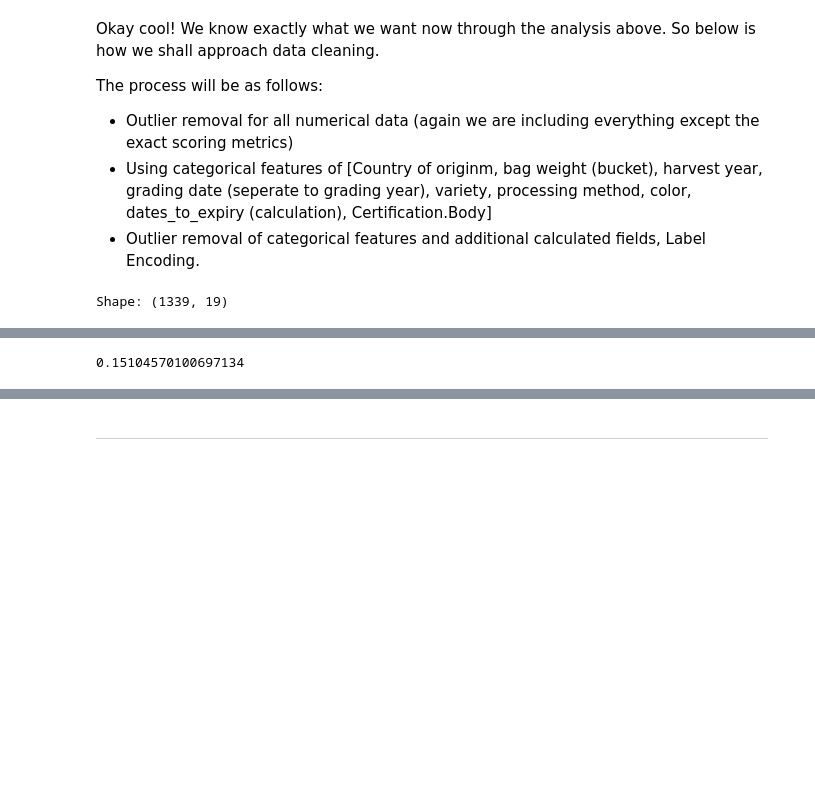
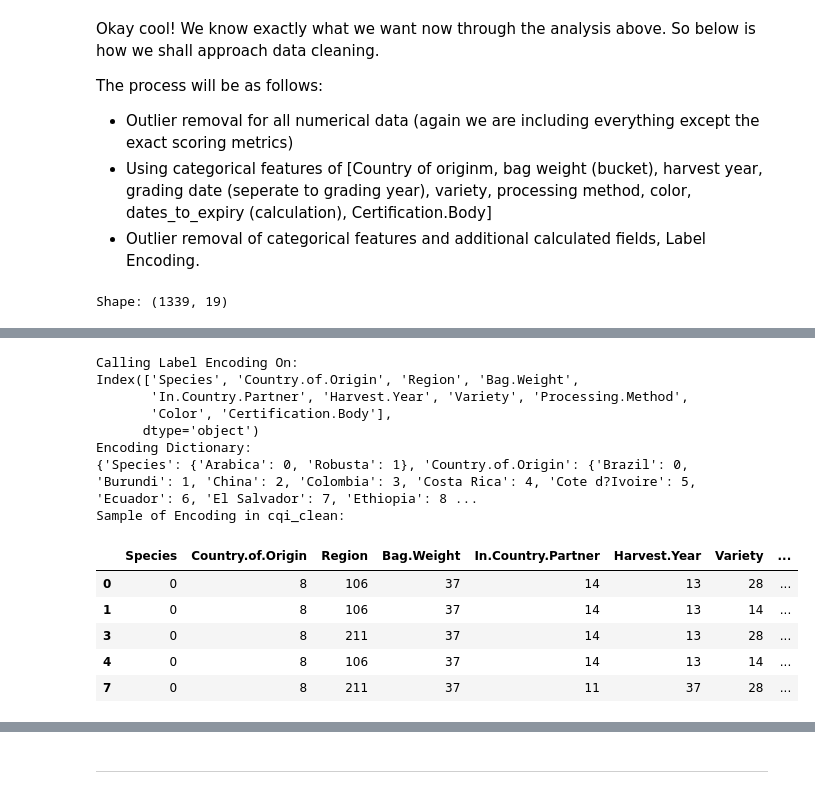
Before and after one commit to jaytar0/homeBrew, a Jupyter notebook: Code/coffee_analysis.ipynb, the cells around one changed output, grey strips where cells are left out. Saved outputs shown, nothing was run; the diff lists cells and outputs as text; code cells hidden in the pictures; blank space fills up the shorter version.

Commit message:
work on data cleaning only outlier removal and finalizing left

```diff
--- a/Code/coffee_analysis.ipynb
+++ b/Code/coffee_analysis.ipynb
@@ -463,5 +500,41 @@ Shape Check: (1291, 19)
-# %%
-# Encoding categoricals
-195 / 1291
-# %% [output]
-0.15104570100697134
+# %%
+# Encoding categoricals
+def mass_encode(temp_df):
+
+    cat_cols = temp_df.select_dtypes(include=['object']).columns
+    print("Calling Label Encoding On: ")
+    print(cat_cols)
+
+    labs_encoding = {}
+    encoded_map = {}
+
+    for i in cat_cols:
+
+        labs_encoding[i] = LabelEncoder()
+        temp_df[i] = labs_encoding[i].fit_transform(temp_df[i])
+        encoded_map[i] = dict(zip(labs_encoding[i].classes_, labs_encoding[i].transform(labs_encoding[i].classes_)))
+
+
+    return temp_df, encoded_map
+
+cqi_clean, cqi_encoding_map = mass_encode(cqi_clean)
+
+print("Encoding Dictionary: ")
+print(cqi_encoding_map)
+print("Sample of Encoding in cqi_clean: ")
+cqi_clean.head(5)
+# %% [output]
+Calling Label Encoding On:
+Index(['Species', 'Country.of.Origin', 'Region', 'Bag.Weight',
+       'In.Country.Partner', 'Harvest.Year', 'Variety', 'Processing.Method',
+       'Color', 'Certification.Body'],
+      dtype='object')
+Encoding Dictionary:
+{'Species': {'Arabica': 0, 'Robusta': 1}, 'Country.of.Origin': {'Brazil': 0, 'Burundi': 1, 'China': 2, 'Colombia': 3, 'Costa Rica': 4, 'Cote d?Ivoire': 5, 'Ecuador': 6, 'El Salvador': 7, 'Ethiopia': 8 ...
+Sample of Encoding in cqi_clean:
+|  | Species | Country.of.Origin | Region | Bag.Weight | In.Country.Partner | Harvest.Year | Variety | ... |
+| 0 | 0 | 8 | 106 | 37 | 14 | 13 | 28 | ... |
+| 1 | 0 | 8 | 106 | 37 | 14 | 13 | 14 | ... |
+| 3 | 0 | 8 | 211 | 37 | 14 | 13 | 28 | ... |
+| 4 | 0 | 8 | 106 | 37 | 14 | 13 | 14 | ... |
+| 7 | 0 | 8 | 211 | 37 | 11 | 37 | 28 | ... |
```
Also changed, not shown: parts of 7 cells of this notebook.
